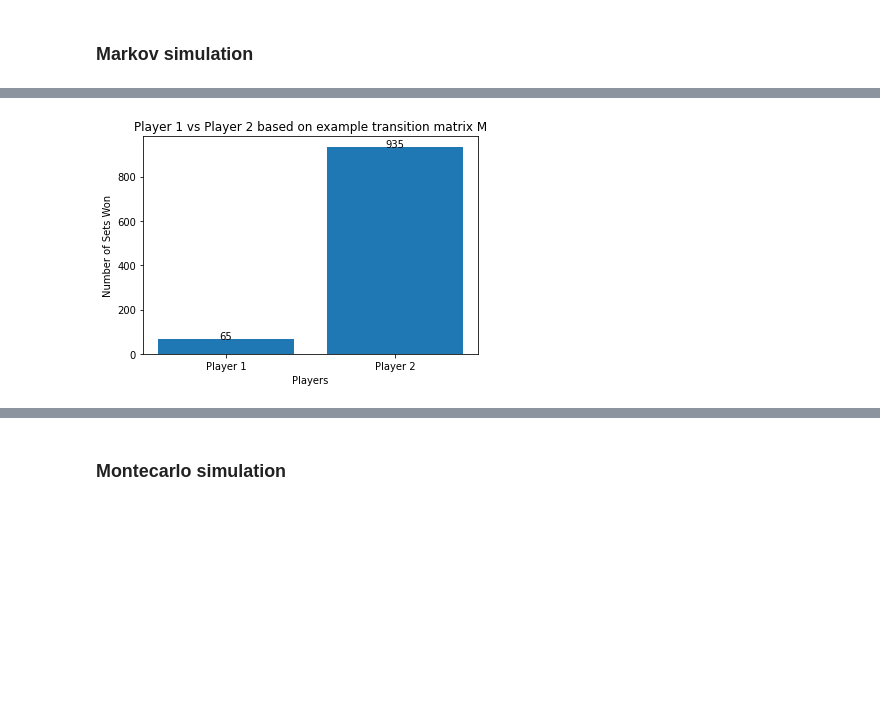
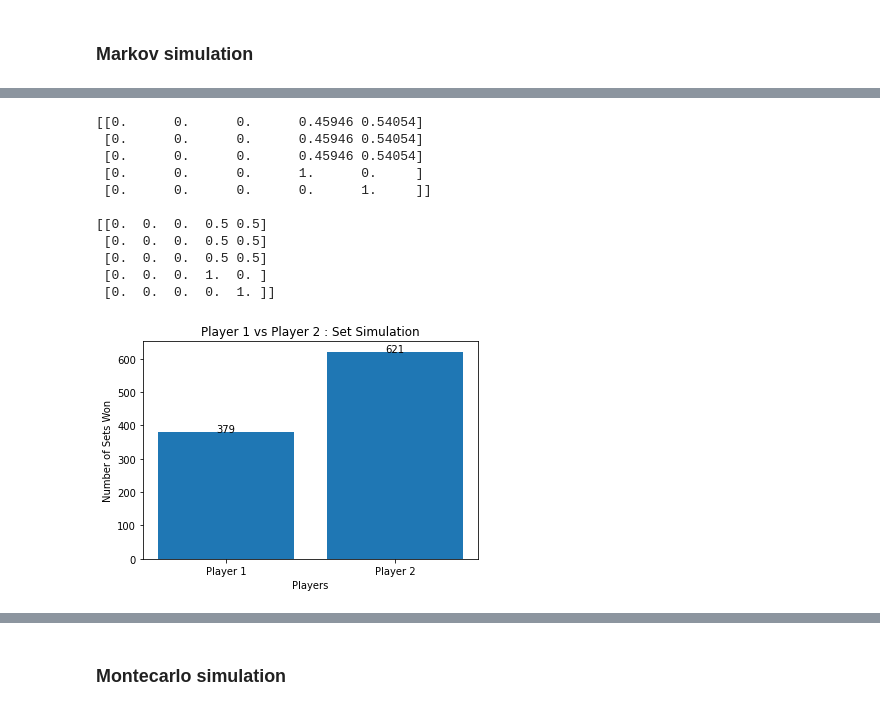
Before and after one commit to Rishi-Bidani/FIT3139, a Jupyter notebook: finalproject/assignment.ipynb, the cells around one changed output, grey strips where cells are left out. Saved outputs shown, nothing was run; the diff lists cells and outputs as text; code cells hidden in the pictures; blank space fills up the shorter version.

```diff
--- a/finalproject/assignment.ipynb
+++ b/finalproject/assignment.ipynb
@@ -375,26 +376,43 @@ plt.show()
 # %%
 player1 = Player(0.8, 0.4, name="Player 1")
-player2 = Player(0.4, 0.9, name="Player 2")
+player2 = Player(0.4, 0.83, name="Player 2")
 
 stats = {
     "Player 1": 0,
     "Player 2": 0,
 
 }
+
+transition_matrices = create_transition_matrices(player1, player2)
+for M in transition_matrices:
+    with np.printoptions(precision=5, suppress=True):
+        print(np.linalg.matrix_power(M, 100), "\n")
+
 for _ in range(1000):
     player1_games, player2_games = simulate_set(player1, player2, create_transition_matrices(player1, player2))
     stats["Player 1"] += 1 if player1_games > player2_games else 0
     stats["Player 2"] += 1 if player1_games < player2_games else 0
 
 plt.bar(stats.keys(), stats.values())
 plt.xlabel("Players")
 plt.ylabel("Number of Sets Won")
-plt.title("Player 1 vs Player 2 based on example transition matrix M")
+plt.title("Player 1 vs Player 2 : Set Simulation")
 for key, value in stats.items():
     plt.text(key, value, str(value), ha="center")
 plt.show()
 # %% [output]
+[[0.      0.      0.      0.45946 0.54054]
+ [0.      0.      0.      0.45946 0.54054]
+ [0.      0.      0.      0.45946 0.54054]
+ [0.      0.      0.      1.      0.     ]
+ [0.      0.      0.      0.      1.     ]]
+
+[[0.  0.  0.  0.5 0.5]
+ [0.  0.  0.  0.5 0.5]
+ [0.  0.  0.  0.5 0.5]
+ [0.  0.  0.  1.  0. ]
+ [0.  0.  0.  0.  1. ]]
-[figure, old version]
+[figure, new version]
 # %%
 player1 = Player(0.7, 0.8)
 player2 = Player(0.9, 0.4)
```
Also changed, not shown: parts of 16 cells of this notebook, 6 other files.
